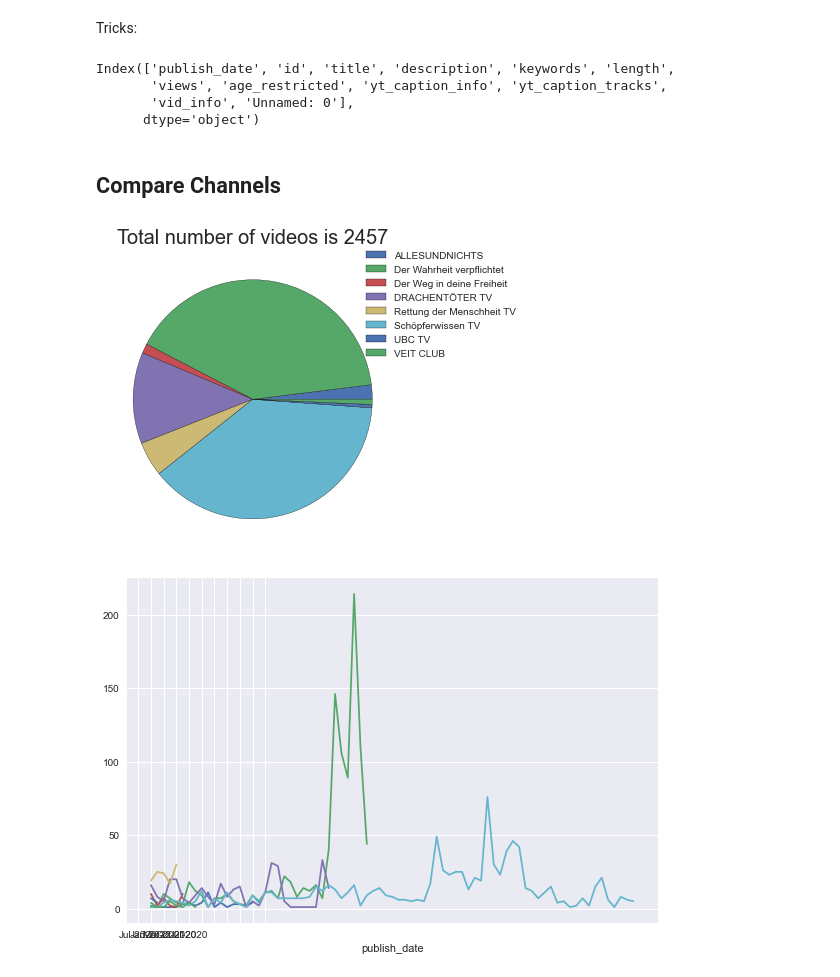
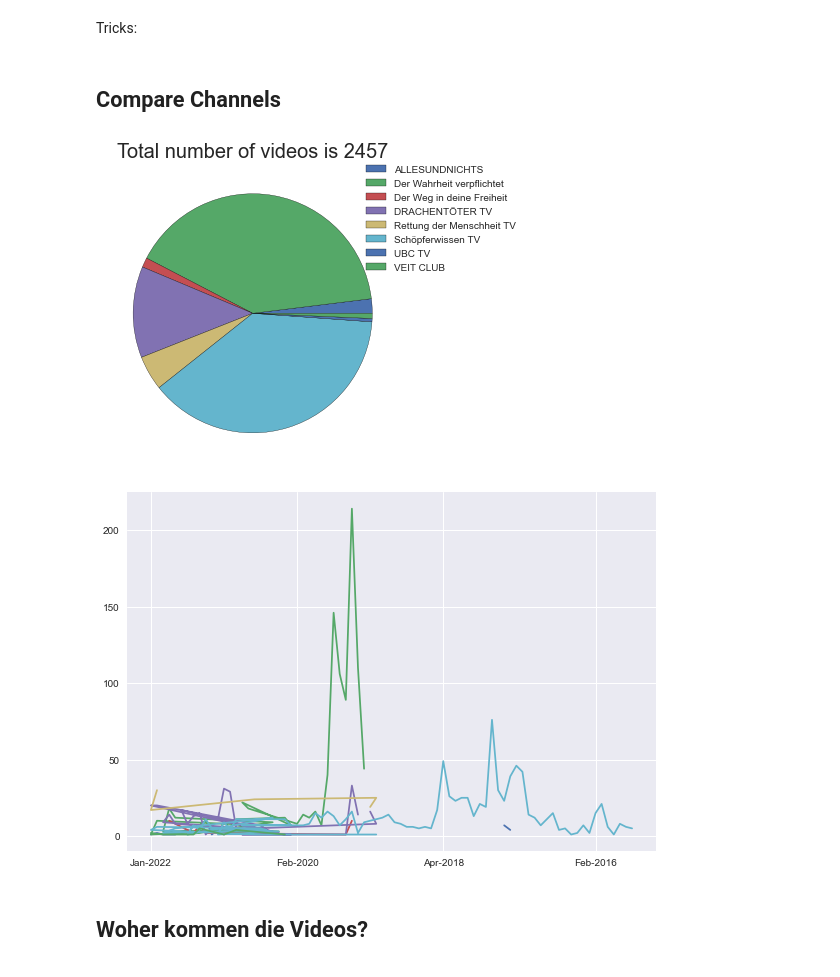
Before and after one commit to hottib/schoepferwissen, a Jupyter notebook: MetaAnalysen.ipynb, the cells around one changed output. Drawn from its saved outputs; the diff is of its cells as text; code cells hidden in the pictures.

Commit message:
ADd META PLOTS

```diff
--- a/MetaAnalysen.ipynb
+++ b/MetaAnalysen.ipynb
@@ -67,64 +67,51 @@ Tricks:
 #get only one channel
 df_meta.loc[df_meta.index.get_level_values("Channel") == "Schöpferwissen TV"]
 df_meta.columns
+
+Wahrheit = df_meta.loc[df_meta.index.get_level_values("Channel") == "Der Wahrheit verpflichtet"]
+Schöpfer = df_meta.loc[df_meta.index.get_level_values("Channel") == "Schöpferwissen TV"]
+Alles = df_meta.loc[df_meta.index.get_level_values("Channel") == "ALLESUNDNICHTS"]
+Drachentöter = df_meta.loc[df_meta.index.get_level_values("Channel") == "DRACHENTÖTER TV"]
+Freiheit = df_meta.loc[df_meta.index.get_level_values("Channel") == "Der Weg in deine Freiheit"]
+Rettung = df_meta.loc[df_meta.index.get_level_values("Channel") == 'Rettung der Menschheit TV']
+UBC = df_meta.loc[df_meta.index.get_level_values("Channel") == 'UBC TV']
+VeitClub = df_meta.loc[df_meta.index.get_level_values("Channel") == 'VEIT CLUB']
-# %% [output]
-Index(['publish_date', 'id', 'title', 'description', 'keywords', 'length',
-       'views', 'age_restricted', 'yt_caption_info', 'yt_caption_tracks',
-       'vid_info', 'Unnamed: 0'],
-      dtype='object')
 # %% [markdown]
 ## Compare Channels
 # %%
 import matplotlib.pyplot as plt
 import datetime as date
 import dateutil
 Title = "Total number of videos is "+ str(len(df_meta))
 #TO ADD letztes Upload
 number_of_vids =[]
 for name in all_channel_names:
     number_of_vids.append(len(df_meta.loc[df_meta.index.get_level_values("Channel") == name]));
 cumsum = np.cumsum(number_of_vids)
 explode = [0.1]*8
 
 
 
 Title = "Total number of videos is "+ str(len(df_meta))
 fi1, ax1 = plt.subplots(nrows=1, ncols =1)
 fi2, ax2 = plt.subplots(nrows=1, ncols =1)
 #ax1.title(Title)
 ax1.set_title(Title, loc="center",fontsize=20)
 ax1.pie(number_of_vids, radius=1, wedgeprops={ "edgecolor": "black"}, textprops={'fontsize': 11})
 ax1.legend(all_channel_names, bbox_to_anchor=(0.85,1.025), loc="upper left")
-"""
-
-df_date = df_meta.loc[:, "publish_date"]
-first_release = dateutil.parser.parse(df_date.min())
-today = date.datetime.now()
-timespan = today-first_release
-#np.linspace(0,time, )
-datem =date.datetime(today.year, today.month, 1)
-print(datem)
-for date in df_date:
-    cur_date = dateutil.parser.parse(date)
-
-    if cur_date.year == 2022:
-        print("yes")
-
-    """
-"""df = df_meta.loc[df_meta.index.get_level_values("Channel") == "Schöpferwissen TV"]
-df.groupby(pd.to_datetime(df["publish_date"]).dt.strftime('%b-%Y'), sort=False)["title"].size().plot()"""
 
 for channel in all_channel_names:
     df = df_meta.loc[df_meta.index.get_level_values("Channel") == channel]
-    df.groupby(pd.to_datetime(df["publish_date"]).dt.strftime('%b-%Y'), sort=False
-              )["title"].size().plot().scatter
-
-
+    ax2.plot(df.groupby(pd.to_datetime(df["publish_date"]).dt.strftime('%b-%Y'), sort=False
+              )["title"].size())
 #df.groupby(pd.to_datetime(df['Date']).dt.strftime('%b-%Y'), sort=False)['Rep'].size().plot()
-ax2.plot()
+#ax2.plot()
 plt.style.use("seaborn")
 plt.tight_layout()
+plt.xticks([0,24,48,73])
 plt.show()
 # %% [output]
 [figure]
-[figure, old version]
+[figure, new version]
+# %% [markdown]
+## Woher kommen die Videos?
```
Also changed, not shown: parts of 1 cell of this notebook.
